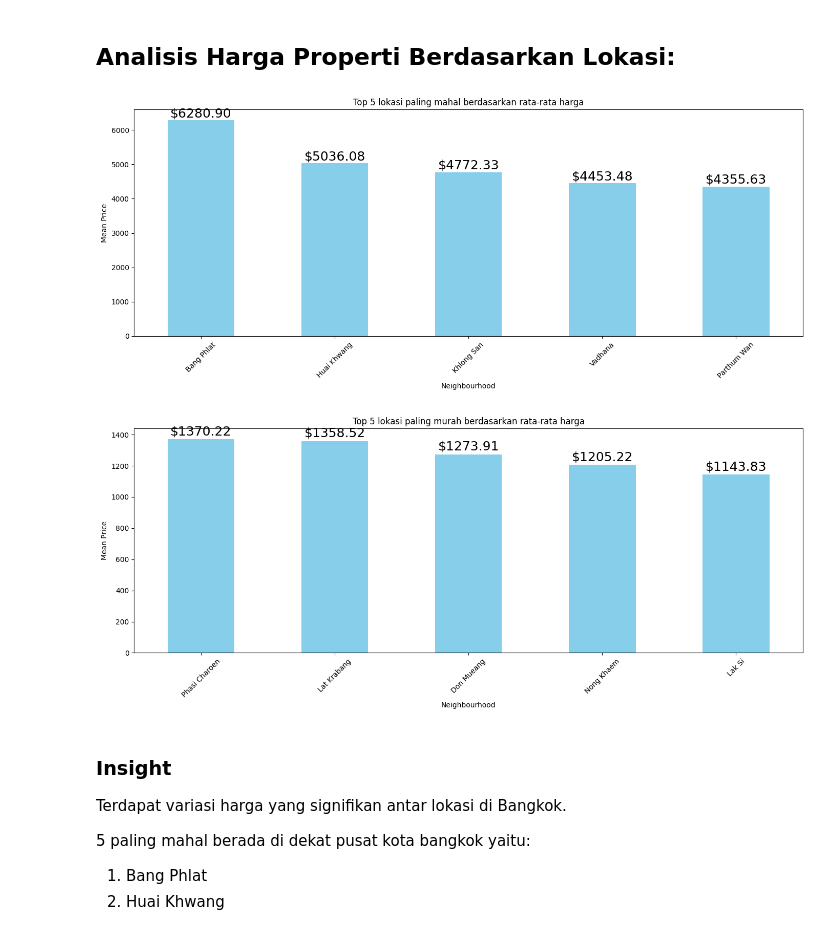
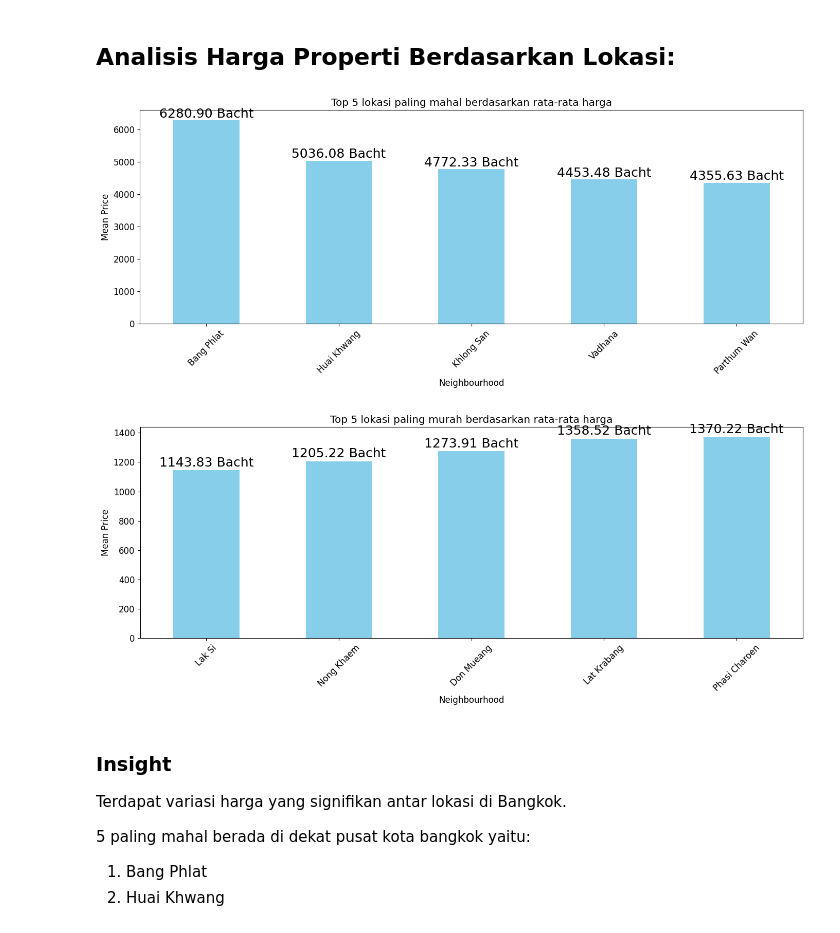
Before and after one commit to fadhelmurphy/airbnb-analysis, a Jupyter notebook: notebook.ipynb, the cells around one changed output. Cells and saved outputs as stored; diff of their text form; code cells hidden in the pictures.

```diff
--- a/notebook.ipynb
+++ b/notebook.ipynb
@@ -25,6 +30,8 @@ import pandas as pd
 import numpy as np
 import matplotlib.pyplot as plt
 import seaborn as sns
+pd.set_option('display.max_columns', None)
+plt.rcParams.update({'font.size': 12}) # must set in top
 # %% [markdown]
 # Data Understanding
 # %% [markdown]
@@ -423,28 +416,28 @@ plt.ylabel('Mean Price')
 plt.xticks(rotation=45)
 # Anotasi harga pada setiap bar
 for i, v in enumerate(top_5_neighbourhoods):
-    plot.text(i, v + 10, f'${v:.2f}', ha='center', va='bottom', fontsize=18)
+    plot.text(i, v + 10, f'{v:.2f} Bacht', ha='center', va='bottom', fontsize=18)
 plt.tight_layout()
 plt.show()
 # %% [output]
-[figure, old version]
+[figure, new version]
 # %%
-top_5_neighbourhoods = neighbourhood_price.tail(5)
+top_5_neighbourhoods = neighbourhood_price.tail(5).sort_values(ascending=True)
 
 # Visualisasi 5 Neighbourhoods teratas berdasarkan Median Price
 plt.figure(figsize=(14, 6))
 plot=top_5_neighbourhoods.plot(kind='bar', color='skyblue')
 plt.title('Top 5 lokasi paling murah berdasarkan rata-rata harga')
 plt.xlabel('Neighbourhood')
 plt.ylabel('Mean Price')
 plt.xticks(rotation=45)
 # Anotasi harga pada setiap bar
 for i, v in enumerate(top_5_neighbourhoods):
-    plot.text(i, v + 10, f'${v:.2f}', ha='center', va='bottom', fontsize=18)
+    plot.text(i, v + 10, f'{v:.2f} Bacht', ha='center', va='bottom', fontsize=18)
 plt.tight_layout()
 plt.show()
 # %% [output]
-[figure, old version]
+[figure, new version]
 # %% [markdown]
 ### Insight
 
```
Also changed, not shown: parts of 26 cells of this notebook.
